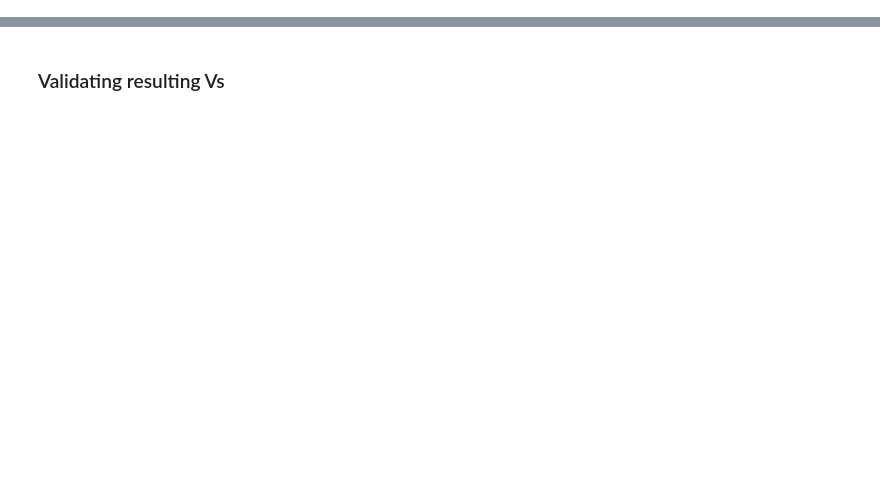
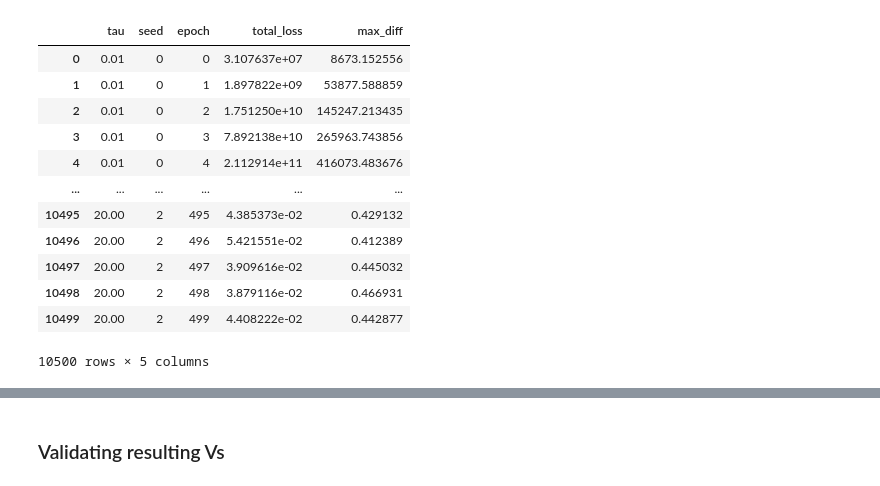
Before and after one commit to mariusdgm/phd-research, a Jupyter notebook: overfitting/overfitting.ipynb, the cells around one changed output, grey strips where cells are left out. Cells and saved outputs as stored; diff of their text form; code cells hidden in the pictures; blank space fills up the shorter version.

```diff
--- a/overfitting/overfitting.ipynb
+++ b/overfitting/overfitting.ipynb
@@ -298,3 +346,19 @@ plt.show()
+# %%
+loss_records_df
+# %% [output]
+|  | tau | seed | epoch | total_loss | max_diff |
+| 0 | 0.01 | 0 | 0 | 3.107637e+07 | 8673.152556 |
+| 1 | 0.01 | 0 | 1 | 1.897822e+09 | 53877.588859 |
+| 2 | 0.01 | 0 | 2 | 1.751250e+10 | 145247.213435 |
+| 3 | 0.01 | 0 | 3 | 7.892138e+10 | 265963.743856 |
+| 4 | 0.01 | 0 | 4 | 2.112914e+11 | 416073.483676 |
+| ... | ... | ... | ... | ... | ... |
+| 10495 | 20.00 | 2 | 495 | 4.385373e-02 | 0.429132 |
+| 10496 | 20.00 | 2 | 496 | 5.421551e-02 | 0.412389 |
+| 10497 | 20.00 | 2 | 497 | 3.909616e-02 | 0.445032 |
+| 10498 | 20.00 | 2 | 498 | 3.879116e-02 | 0.466931 |
+| 10499 | 20.00 | 2 | 499 | 4.408222e-02 | 0.442877 |
+10500 rows × 5 columns
 # %%
 plt.figure(figsize=(10, 6))
 # Assuming you want to plot the loss for the last epoch of each run, you can filter or aggregate the data as needed
```
Also changed, not shown: parts of 11 cells of this notebook, 2 other files.
